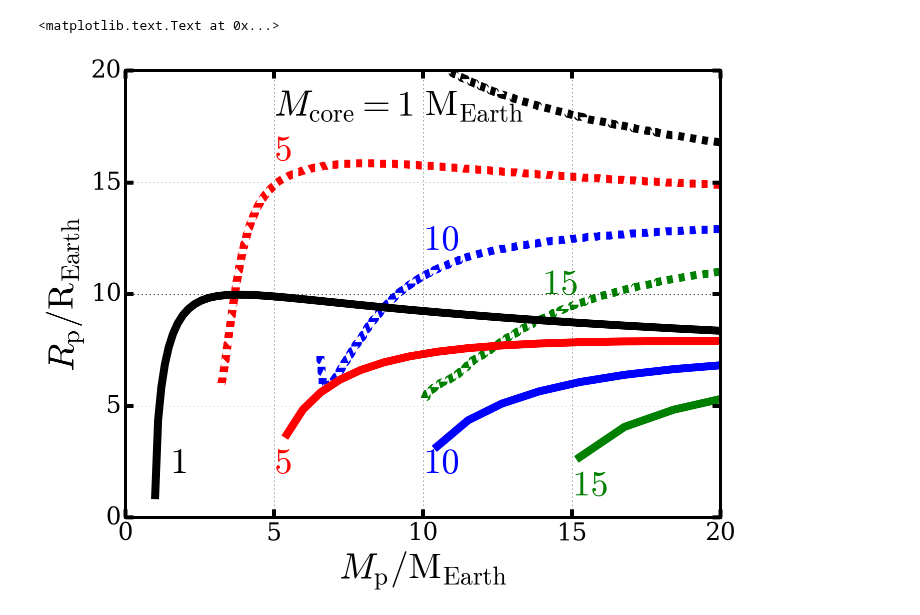
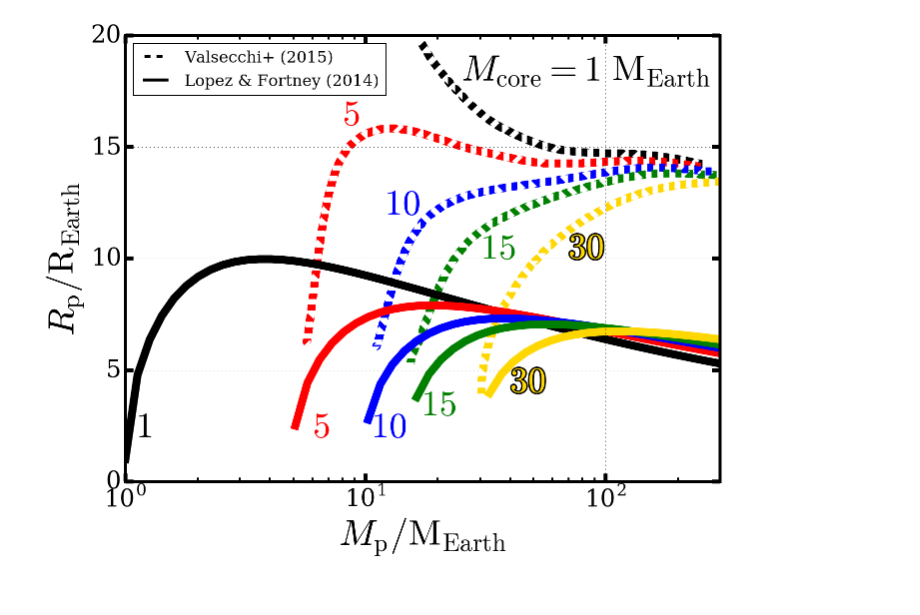
Before and after one commit to decaelus/CeMDA_tidal_evol, a Jupyter notebook: Mass-Radius Relation Plots.ipynb, the cells around one changed output. Saved outputs shown, nothing was run; the diff lists cells and outputs as text; code cells hidden in the pictures.

```diff
--- a/Mass-Radius Relation Plots.ipynb
+++ b/Mass-Radius Relation Plots.ipynb
@@ -12,47 +12,60 @@ from astropy.units import cds
 import astropy.units as u
 # %%
 #Read Emily's into a dictionary of astropy tables
-Valsecchi_mass_radius_relation = (Table.read('1M.txt', names=('mass', 'radius'), format='ascii'),
-                                  Table.read('5M.txt', names=('mass', 'radius'), format='ascii'),
-                                  Table.read('10M.txt', names=('mass', 'radius'), format='ascii'),
-                                  Table.read('15M.txt', names=('mass', 'radius'), format='ascii'))
+Valsecchi_mass_radius_relation = (Table.read('M-R_Mcore-1ME.txt', names=('mass', 'radius'), format='ascii'),
+                                  Table.read('M-R_Mcore-5ME.txt', names=('mass', 'radius'), format='ascii'),
+                                  Table.read('M-R_Mcore-10ME.txt', names=('mass', 'radius'), format='ascii'),
+                                  Table.read('M-R_Mcore-15ME.txt', names=('mass', 'radius'), format='ascii'),
+                                  Table.read('M-R_Mcore-30ME.txt', names=('mass', 'radius'), format='ascii'))
 # %%
-core_masses = [1.*cds.Mgeo, 5.*cds.Mgeo, 10.*cds.Mgeo, 15.*cds.Mgeo]
+core_masses = [1.*cds.Mgeo, 5.*cds.Mgeo, 10.*cds.Mgeo, 15.*cds.Mgeo, 30.*cds.Mgeo]
 # %%
+import matplotlib.lines as mlines
+
 fig = plt.figure(figsize=(8*4./3, 8))
 ax = fig.add_subplot(111)
-lc = cycle(['black', 'red', 'blue', 'green'])
+lc = cycle(['black', 'red', 'blue', 'green', 'gold'])
 ls = cycle(['-', '--'])
 
 for i in range(len(Valsecchi_mass_radius_relation)):
-    ax.plot(Valsecchi_mass_radius_relation[i]['mass'],
+    ax.semilogx(Valsecchi_mass_radius_relation[i]['mass'],
             Valsecchi_mass_radius_relation[i]['radius'],
             lw=8, color=next(lc), ls='--')
 
-ax.text(5, 18, '$M_{\\rm core} = {\\rm 1\ M_{Earth}}$', fontsize=36, color=next(lc))
-ax.text(5, 16, '${\\rm 5}$', fontsize=36, color=next(lc))
-ax.text(10, 12, '${\\rm 10}$', fontsize=36, color=next(lc))
-ax.text(14, 10, '${\\rm 15}$', fontsize=36, color=next(lc))
+ax.text(25, 18, '$M_{\\rm core} = {\\rm 1\ M_{Earth}}$', fontsize=36, color=next(lc))
+ax.text(8, 16, '${\\rm 5}$', fontsize=36, color=next(lc))
+ax.text(12, 12, '${\\rm 10}$', fontsize=36, color=next(lc))
+ax.text(30, 10, '${\\rm 15}$', fontsize=36, color=next(lc))
+ax.text(70, 10, '${\\rm 30}$', fontsize=36, color=next(lc),
+        path_effects=[PathEffects.withStroke(linewidth=3, foreground="k")])
 
-Mps = 10**(np.linspace(0., 2.))
+Mps = 10**(np.linspace(0., np.log10(300.)))
 for i in range(len(core_masses)):
     fenvs = 1. - core_masses[i].value/Mps
-    ax.plot(Mps, ut.Lopez_superearth_radius(Mps, fenv=fenvs, age=2e9*u.year),
+    ax.semilogx(Mps, ut.Lopez_superearth_radius(Mps, fenv=fenvs, age=2e9*u.year),
             lw=8, color=next(lc))
 
-ax.text(1.5, 2, '${\\rm 1}$', fontsize=36, color=next(lc))
-ax.text(5, 2, '${\\rm 5}$', fontsize=36, color=next(lc))
-ax.text(10, 2, '${\\rm 10}$', fontsize=36, color=next(lc))
-ax.text(15, 1, '${\\rm 15}$', fontsize=36, color=next(lc))
+ax.text(1.1, 2, '${\\rm 1}$', fontsize=36, color=next(lc))
+ax.text(6, 2, '${\\rm 5}$', fontsize=36, color=next(lc))
+ax.text(10.5, 2, '${\\rm 10}$', fontsize=36, color=next(lc))
+ax.text(17, 3, '${\\rm 15}$', fontsize=36, color=next(lc))
+ax.text(40, 4, '${\\rm 30}$', fontsize=36, color=next(lc),
+       path_effects=[PathEffects.withStroke(linewidth=3, foreground="k")])
 
-ax.set_xlim([0, 20])
+ax.set_xlim([0, 300])
 ax.set_ylim([0, 20])
+
+Valsecchi_line = mlines.Line2D([], [], color='black', ls='--', label='Valsecchi+ (2015)')
+Lopez_line = mlines.Line2D([], [], color='black', label='Lopez & Fortney (2014)')
+
+ax.legend(handles=[Valsecchi_line, Lopez_line], loc='upper left', fontsize=16)
 
 ax.set_xlabel('$M_{\\rm p}/{\\rm M_{Earth}}$', fontsize=36)
 ax.set_ylabel('$R_{\\rm p}/{\\rm R_{Earth}}$', fontsize=36)
+
+fig.savefig('compare_mass-radius_relations.eps', dpi=1000, bbox_inches='tight')
 # %% [output]
-<matplotlib.text.Text at 0x...>
-[figure, old version]
+[figure, new version]
 # %%
 # plotting data to reproduce graph
 
```
Also changed, not shown: 7 other files.
